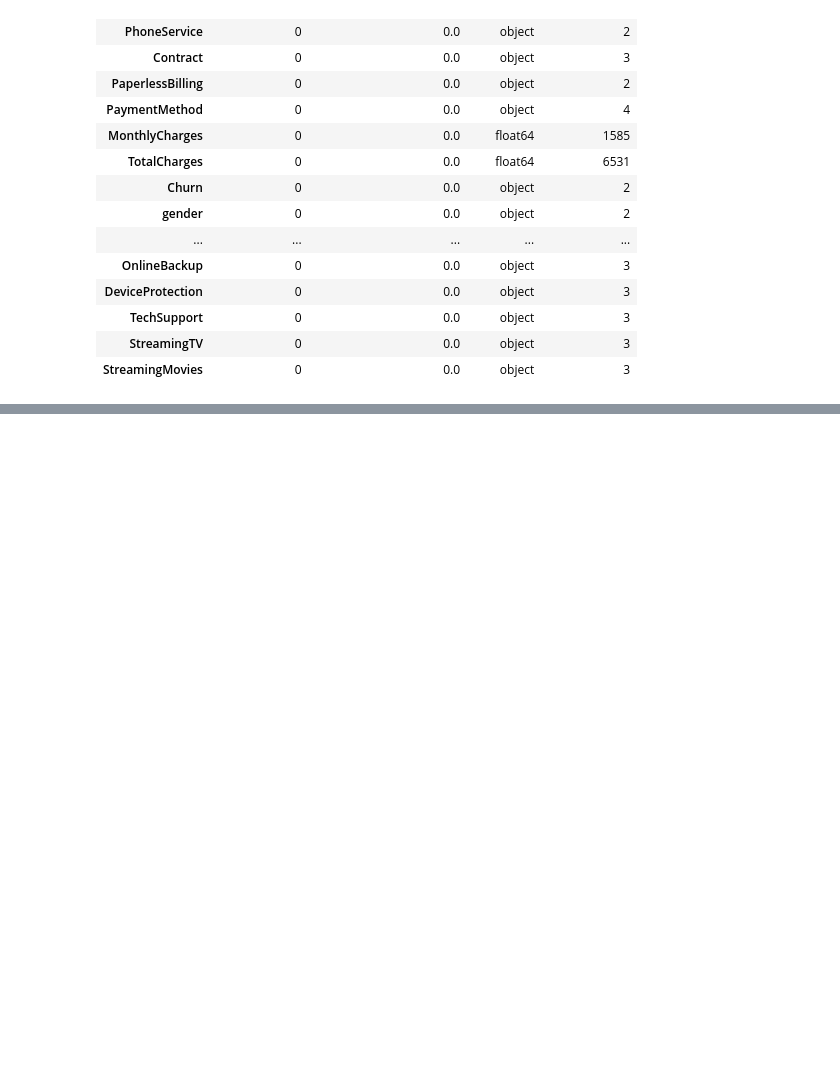
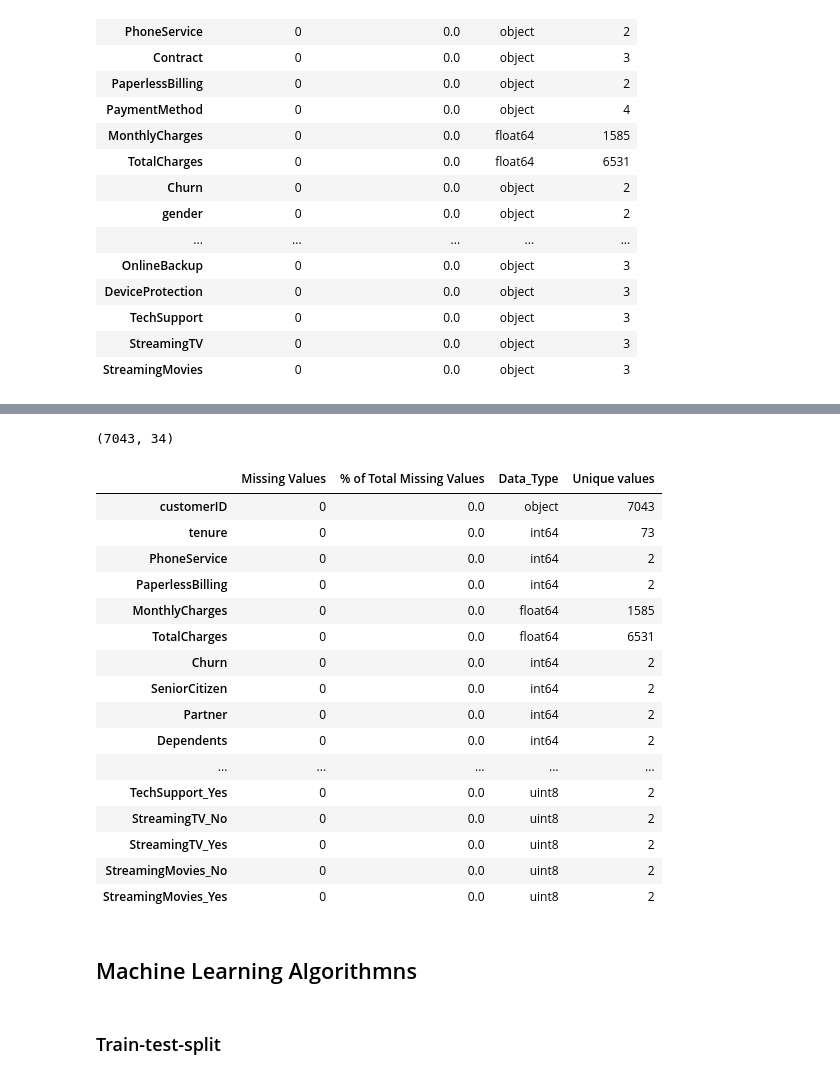
Before and after one commit to chethanbr86/MLDL_projects, a Jupyter notebook: Telecom_Churn/telecom_churn.ipynb, the cells around one changed output, grey strips where cells are left out. Saved outputs shown, nothing was run; the diff lists cells and outputs as text; code cells hidden in the pictures; blank space fills up the shorter version.

```diff
--- a/Telecom_Churn/telecom_churn.ipynb
+++ b/Telecom_Churn/telecom_churn.ipynb
@@ -280,0 +312,39 @@ details(telecom)
+# %%
+is1 = pd.get_dummies(telecom['InternetService'], prefix='InternetService')
+# Dropping MultipleLines_No phone service column
+is2 = is1.drop(['InternetService_No'], 1)
+#Adding the results to the master dataframe
+telecom = pd.concat([telecom,is2], axis=1)
+
+ml1 = pd.get_dummies(telecom['MultipleLines'], prefix='MultipleLines')
+# Dropping MultipleLines_No phone service column
+ml2 = ml1.drop(['MultipleLines_No phone service'], 1)
+#Adding the results to the master dataframe
+telecom = pd.concat([telecom,ml2], axis=1)
+
+os1 = pd.get_dummies(telecom['OnlineSecurity'], prefix='OnlineSecurity')
+# Dropping MultipleLines_No phone service column
+os2 = os1.drop(['OnlineSecurity_No internet service'], 1)
+#Adding the results to the master dataframe
+telecom = pd.concat([telecom,os2], axis=1)
+
+dp1 = pd.get_dummies(telecom['DeviceProtection'], prefix='DeviceProtection')
+# Dropping MultipleLines_No phone service column
+dp2 = dp1.drop(['DeviceProtection_No internet service'], 1)
+#Adding the results to the master dataframe
+telecom = pd.concat([telecom,dp2], axis=1)
+
+ts1 = pd.get_dummies(telecom['TechSupport'], prefix='TechSupport')
+ts2 = ts1.drop(['TechSupport_No internet service'], 1)
+# Adding the results to the master dataframe
+telecom = pd.concat([telecom,ts2], axis=1)
+
+st1 =pd.get_dummies(telecom['StreamingTV'], prefix='StreamingTV')
+st2 = st1.drop(['StreamingTV_No internet service'], 1)
+# Adding the results to the master dataframe
+telecom = pd.concat([telecom,st2], axis=1)
+
+sm1 = pd.get_dummies(telecom['StreamingMovies'], prefix='StreamingMovies')
+sm2 = sm1.drop(['StreamingMovies_No internet service'], 1)
+# Adding the results to the master dataframe
+telecom = pd.concat([telecom,sm2], axis=1)
@@ -280,0 +353,3 @@ details(telecom)
+# %%
+telecom = telecom.drop(['Contract','PaymentMethod','gender','MultipleLines','InternetService', 'OnlineSecurity', 'OnlineBackup', 'DeviceProtection', 'TechSupport', 'StreamingTV', 'StreamingMovies'], 1)
+telecom.head()
@@ -280,0 +363,28 @@ details(telecom)
+# %%
+telecom.shape
+# %% [output]
+(7043, 34)
+# %%
+details(telecom)
+# %% [output]
+|  | Missing Values | % of Total Missing Values | Data_Type | Unique values |
+| customerID | 0 | 0.0 | object | 7043 |
+| tenure | 0 | 0.0 | int64 | 73 |
+| PhoneService | 0 | 0.0 | int64 | 2 |
+| PaperlessBilling | 0 | 0.0 | int64 | 2 |
+| MonthlyCharges | 0 | 0.0 | float64 | 1585 |
+| TotalCharges | 0 | 0.0 | float64 | 6531 |
+| Churn | 0 | 0.0 | int64 | 2 |
+| SeniorCitizen | 0 | 0.0 | int64 | 2 |
+| Partner | 0 | 0.0 | int64 | 2 |
+| Dependents | 0 | 0.0 | int64 | 2 |
+| ... | ... | ... | ... | ... |
+| TechSupport_Yes | 0 | 0.0 | uint8 | 2 |
+| StreamingTV_No | 0 | 0.0 | uint8 | 2 |
+| StreamingTV_Yes | 0 | 0.0 | uint8 | 2 |
+| StreamingMovies_No | 0 | 0.0 | uint8 | 2 |
+| StreamingMovies_Yes | 0 | 0.0 | uint8 | 2 |
+# %% [markdown]
+## Machine Learning Algorithmns
+# %% [markdown]
+### Train-test-split
```
Also changed, not shown: parts of 9 cells of this notebook.
